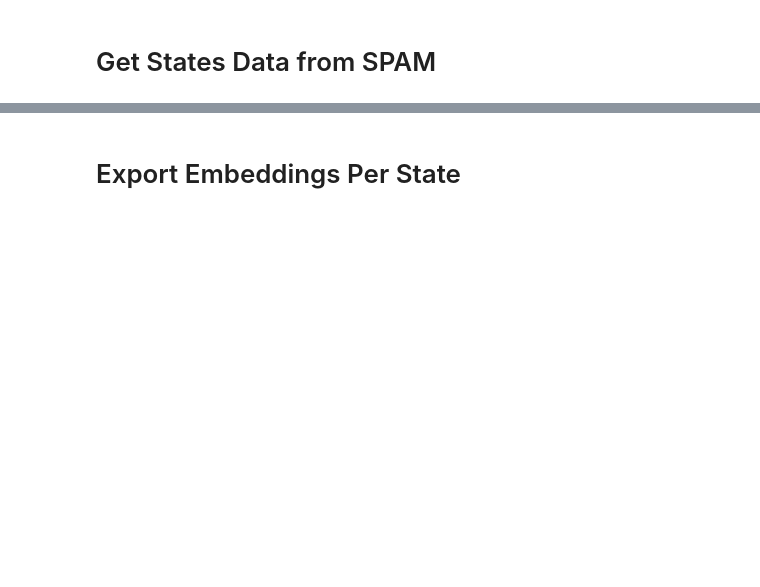
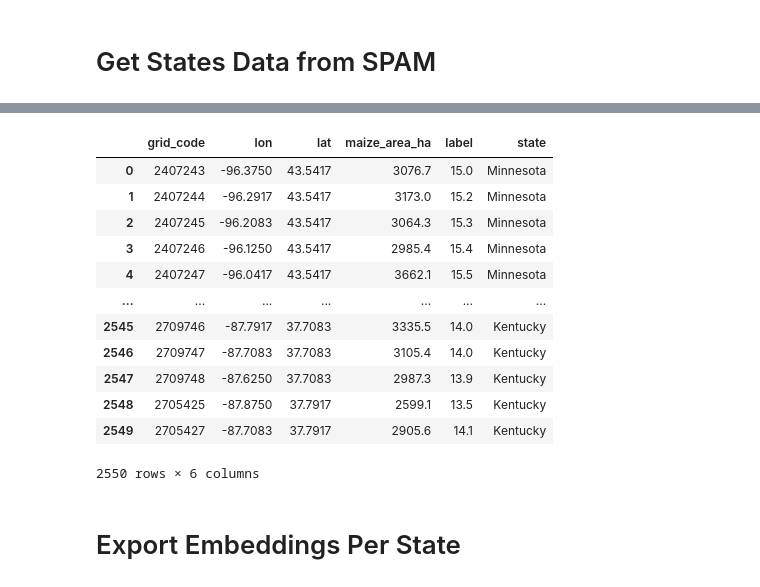
Before and after one commit to jdn8608/rs-embed, a Jupyter notebook: examples/Multi-State.ipynb, the cells around one changed output, grey strips where cells are left out. Cells and saved outputs as stored; diff of their text form; code cells hidden in the pictures; blank space fills up the shorter version.

```diff
--- a/examples/Multi-State.ipynb
+++ b/examples/Multi-State.ipynb
@@ -321,6 +398,22 @@ Total points across states: 2550
 | 2 | 2407245 | -96.2083 | 43.5417 | 3064.3 | 15.3 | Minnesota |
 | 3 | 2407246 | -96.1250 | 43.5417 | 2985.4 | 15.4 | Minnesota |
 | 4 | 2407247 | -96.0417 | 43.5417 | 3662.1 | 15.5 | Minnesota |
+# %%
+df
+# %% [output]
+|  | grid_code | lon | lat | maize_area_ha | label | state |
+| 0 | 2407243 | -96.3750 | 43.5417 | 3076.7 | 15.0 | Minnesota |
+| 1 | 2407244 | -96.2917 | 43.5417 | 3173.0 | 15.2 | Minnesota |
+| 2 | 2407245 | -96.2083 | 43.5417 | 3064.3 | 15.3 | Minnesota |
+| 3 | 2407246 | -96.1250 | 43.5417 | 2985.4 | 15.4 | Minnesota |
+| 4 | 2407247 | -96.0417 | 43.5417 | 3662.1 | 15.5 | Minnesota |
+| ... | ... | ... | ... | ... | ... | ... |
+| 2545 | 2709746 | -87.7917 | 37.7083 | 3335.5 | 14.0 | Kentucky |
+| 2546 | 2709747 | -87.7083 | 37.7083 | 3105.4 | 14.0 | Kentucky |
+| 2547 | 2709748 | -87.6250 | 37.7083 | 2987.3 | 13.9 | Kentucky |
+| 2548 | 2705425 | -87.8750 | 37.7917 | 2599.1 | 13.5 | Kentucky |
+| 2549 | 2705427 | -87.7083 | 37.7917 | 2905.6 | 14.1 | Kentucky |
+2550 rows × 6 columns
 # %% [markdown]
 <h1>Export Embeddings Per State</h1>
 # %%
```
Also changed, not shown: parts of 27 cells of this notebook.
